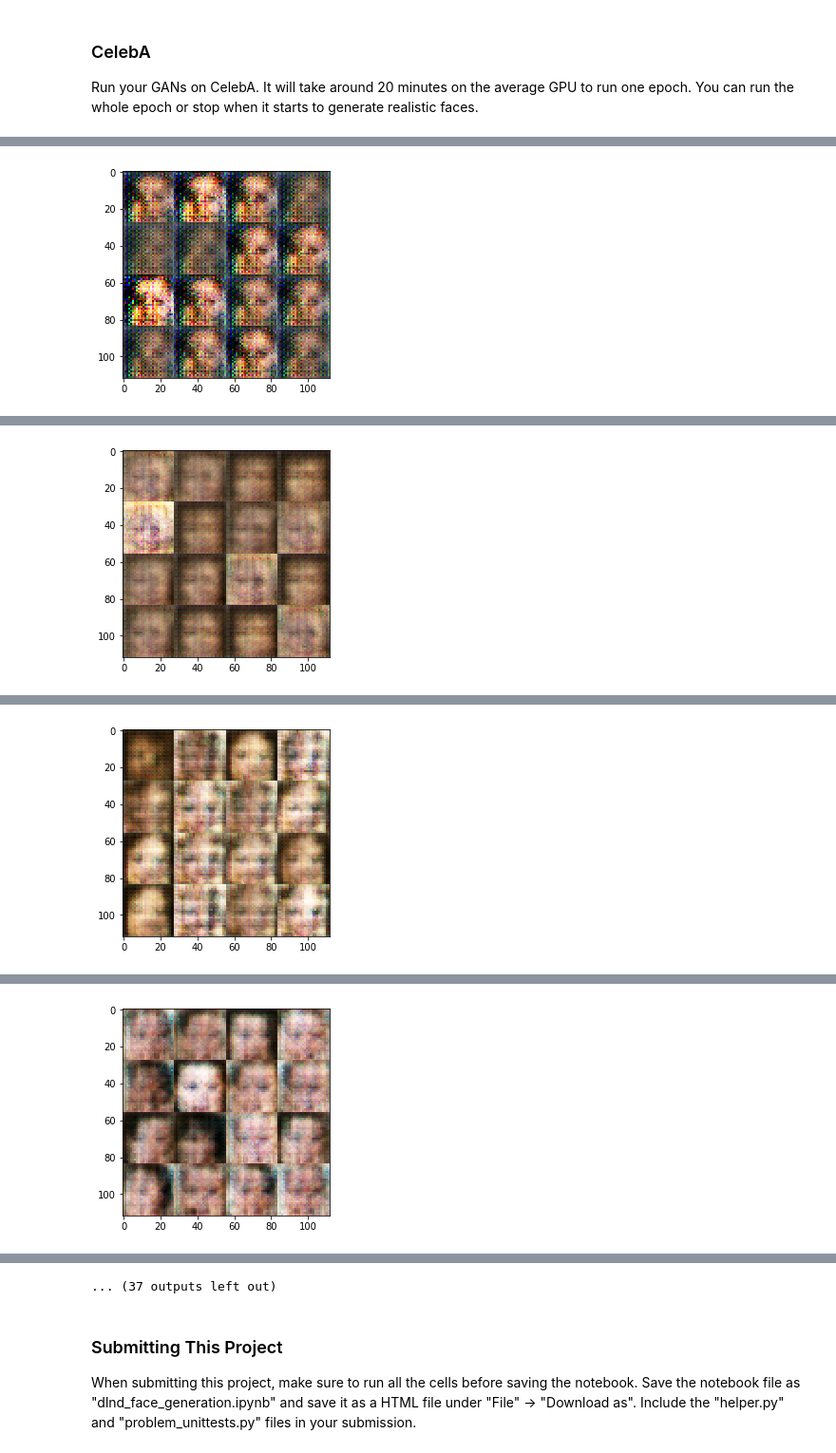
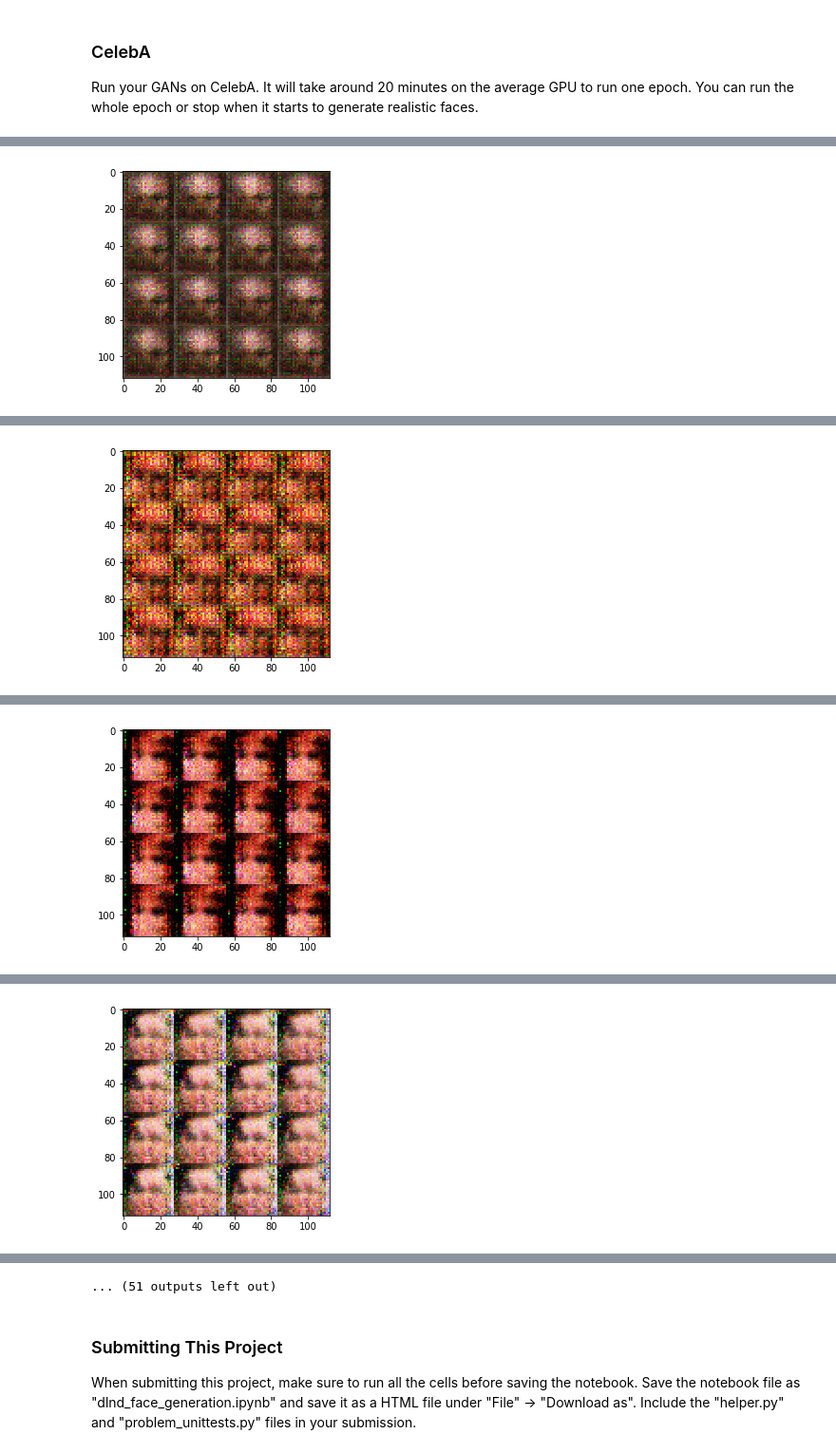
Before and after one commit to dodosuke/facegeneration, a Jupyter notebook: dlnd_face_generation.ipynb, the cells around one changed output, grey strips where cells are left out. Shown at 95% size. Saved outputs shown, nothing was run; the diff lists cells and outputs as text; code cells hidden in the pictures.

Commit message:
Add conv nets

```diff
--- a/dlnd_face_generation.ipynb
+++ b/dlnd_face_generation.ipynb
@@ -197,27 +197,31 @@ def generator(z, out_channel_dim, is_train=True, keep_prob=0.5):
     # TODO: Implement Function
     with tf.variable_scope('generator', reuse=not is_train):
         # First fully connected layer
-        x1 = tf.layers.dense(z, 2*2*256)
-        #Reshape it to start the convolutional stack, 2x2x256
-        x1 = tf.reshape(x1, (-1, 2, 2, 256))
+        x1 = tf.layers.dense(z, 2*2*512)
+        #Reshape it to start the convolutional stack
+        x1 = tf.reshape(x1, (-1, 2, 2, 512))
         bn1 = tf.layers.batch_normalization(x1, training=is_train)
         relu1 = leaky_relu(bn1)
-        #print(x1.shape)
 
-        x2 = tf.layers.conv2d_transpose(relu1, 128, 5, strides=2, padding="valid")
-        dp2 = tf.nn.dropout(x2, keep_prob=keep_prob)
-        bn2 = tf.layers.batch_normalization(dp2, training=is_train)
+        x2 = tf.layers.conv2d_transpose(relu1, 256, 5, strides=2, padding="valid")
+        #x2 = tf.nn.dropout(x2, keep_prob=keep_prob)
+        bn2 = tf.layers.batch_normalization(x2, training=is_train)
         relu2 = leaky_relu(bn2)
-
         #print(x2.shape)
 
-        x3 = tf.layers.conv2d_transpose(relu2, 64, 5, strides=2, padding="same")
+        x3 = tf.layers.conv2d_transpose(relu2, 128, 5, strides=2, padding="same")
         bn3 = tf.layers.batch_normalization(x3, training=is_train)
         relu3 = leaky_relu(bn3)
         #print(x3.shape)
 
-        # Output layer, 32x32x?
-        logits = tf.layers.conv2d_transpose(relu3, out_channel_dim, 5, strides=2, padding="same")
+        x4 = tf.layers.conv2d_transpose(relu3, 64, 5, strides=2, padding="same")
+        x4 = tf.nn.dropout(x4, keep_prob=keep_prob)
+        bn4 = tf.layers.batch_normalization(x4, training=is_train)
+        relu4 = leaky_relu(bn4)
+        #print(x4.shape)
+
+        # Output layer, 28x28x?
+        logits = tf.layers.conv2d_transpose(relu4, out_channel_dim, 5, strides=1, padding="same")
         #print(logits.shape)
 
         out = tf.tanh(logits)
@@ -386,7 +389,7 @@ def train(epoch_count, batch_size, z_dim, learning_rate, beta1, get_batches, dat
                           "Discriminator Loss: {:.4f}...".format(train_loss_d),
                           "Generator Loss: {:.4f}".format(train_loss_g))
 
-                if steps % 128 == 0:
+                if steps % 100 == 0:
                     show_generator_output(sess, 16, input_z, data_shape[3], data_image_mode)
 # %% [markdown]
 ### MNIST
@@ -497,7 +484,7 @@ Run your GANs on CelebA.  It will take around 20 minutes on the average GPU to r
 # %%
 batch_size = 64
 z_dim = 100
-learning_rate = 0.001
+learning_rate = 0.0002
 beta1 = 0.5
 
 
@@ -526 +511 @@ Epoch 1/1... Discriminator Loss: 0.7258... Generator Loss: 2.3794
-[figure, old version]
+[figure, new version]
@@ -540 +522 @@ Epoch 1/1... Discriminator Loss: 1.2243... Generator Loss: 0.9420
-[figure, old version]
+[figure, new version]
@@ -554 +533 @@ Epoch 1/1... Discriminator Loss: 0.9734... Generator Loss: 1.5306
-[figure, old version]
+[figure, new version]
@@ -568 +544 @@ Epoch 1/1... Discriminator Loss: 1.1764... Generator Loss: 1.1711
-[figure, old version]
+[figure, new version]
@@ -596,4 +567,4 @@ Epoch 1/1... Discriminator Loss: 1.1951... Generator Loss: 1.0283
-... (37 outputs left out)
+... (51 outputs left out)
 # %% [markdown]
 ### Submitting This Project
 When submitting this project, make sure to run all the cells before saving the notebook. Save the notebook file as "dlnd_face_generation.ipynb" and save it as a HTML file under "File" -> "Download as". Include the "helper.py" and "problem_unittests.py" files in your submission.
```
Also changed, not shown: parts of 4 cells of this notebook, 1 other file.
